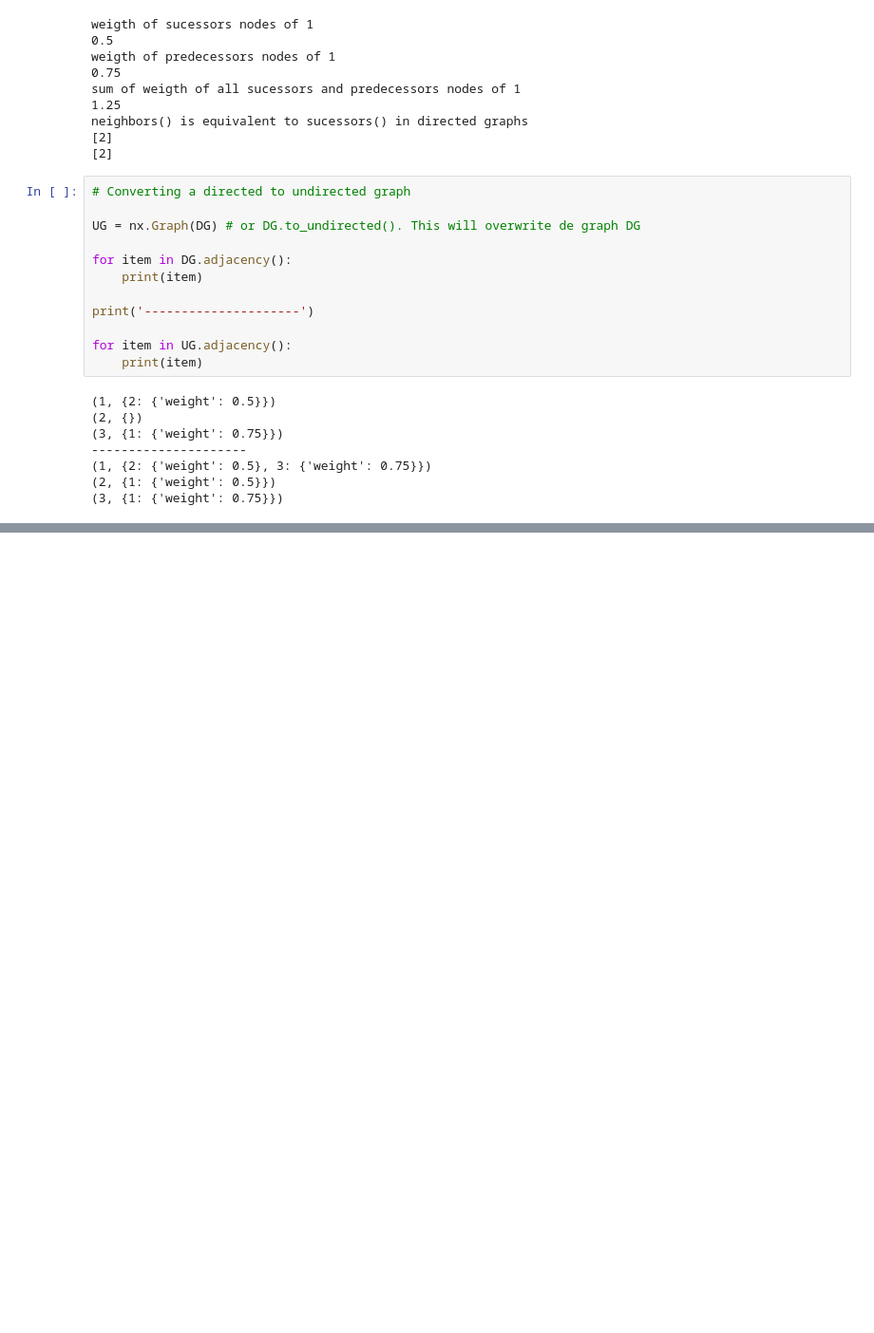
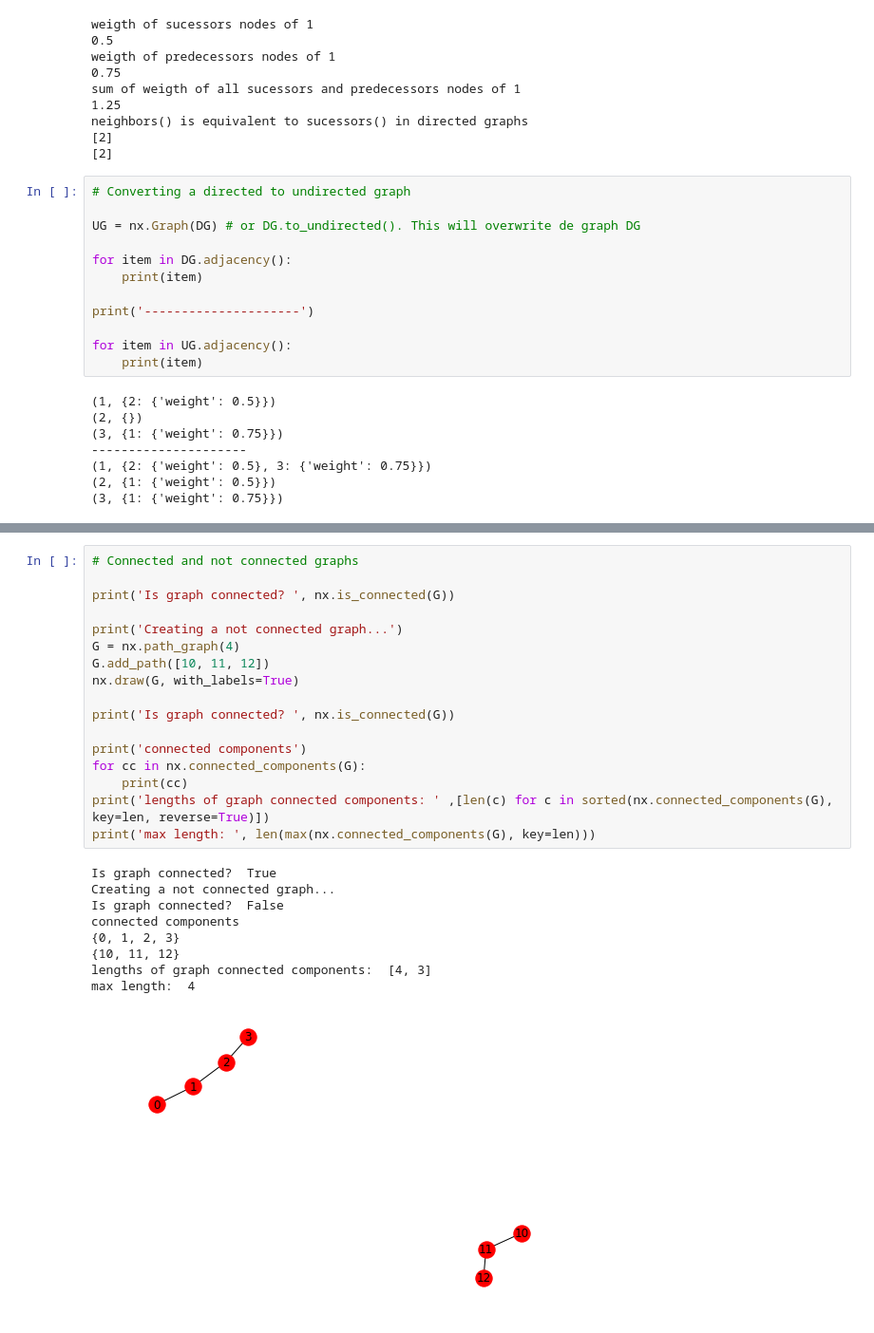
Before and after one commit to MLRG-CEFET-RJ/graph-structured-data, a Jupyter notebook: tutorials/NetworkX.ipynb, the cells around one changed output, grey strips where cells are left out. Shown: that part at 95% size. Saved outputs shown, nothing was run; the diff lists cells and outputs as text; blank space fills up the shorter version.

```diff
--- a/tutorials/NetworkX.ipynb
+++ b/tutorials/NetworkX.ipynb
@@ -148,0 +163,27 @@ G = nx.read_adjlist("graph-structured-data/datasets/roadNet-CA_adj.tsv")
+# %%
+# Connected and not connected graphs
+
+print('Is graph connected? ', nx.is_connected(G))
+
+print('Creating a not connected graph...')
+G = nx.path_graph(4)
+G.add_path([10, 11, 12])
+nx.draw(G, with_labels=True)
+
+print('Is graph connected? ', nx.is_connected(G))
+
+print('connected components')
+for cc in nx.connected_components(G):
+    print(cc)
+print('lengths of graph connected components: ' ,[len(c) for c in sorted(nx.connected_components(G), key=len, reverse=True)])
+print('max length: ', len(max(nx.connected_components(G), key=len)))
+# %% [output]
+Is graph connected?  True
+Creating a not connected graph...
+Is graph connected?  False
+connected components
+{0, 1, 2, 3}
+{10, 11, 12}
+lengths of graph connected components:  [4, 3]
+max length:  4
+[figure, added]
```
Also changed, not shown: parts of 10 cells of this notebook, 4 other files.
